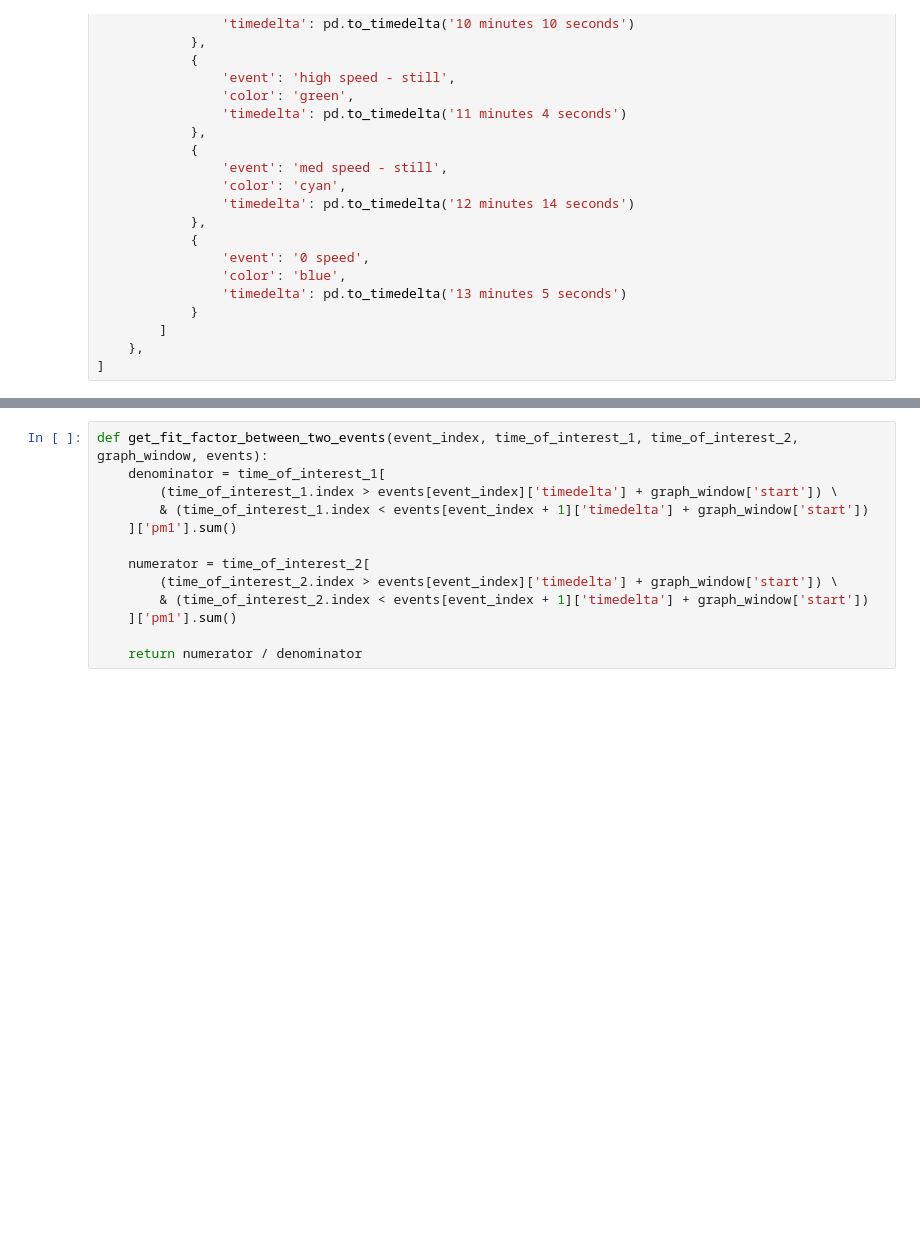
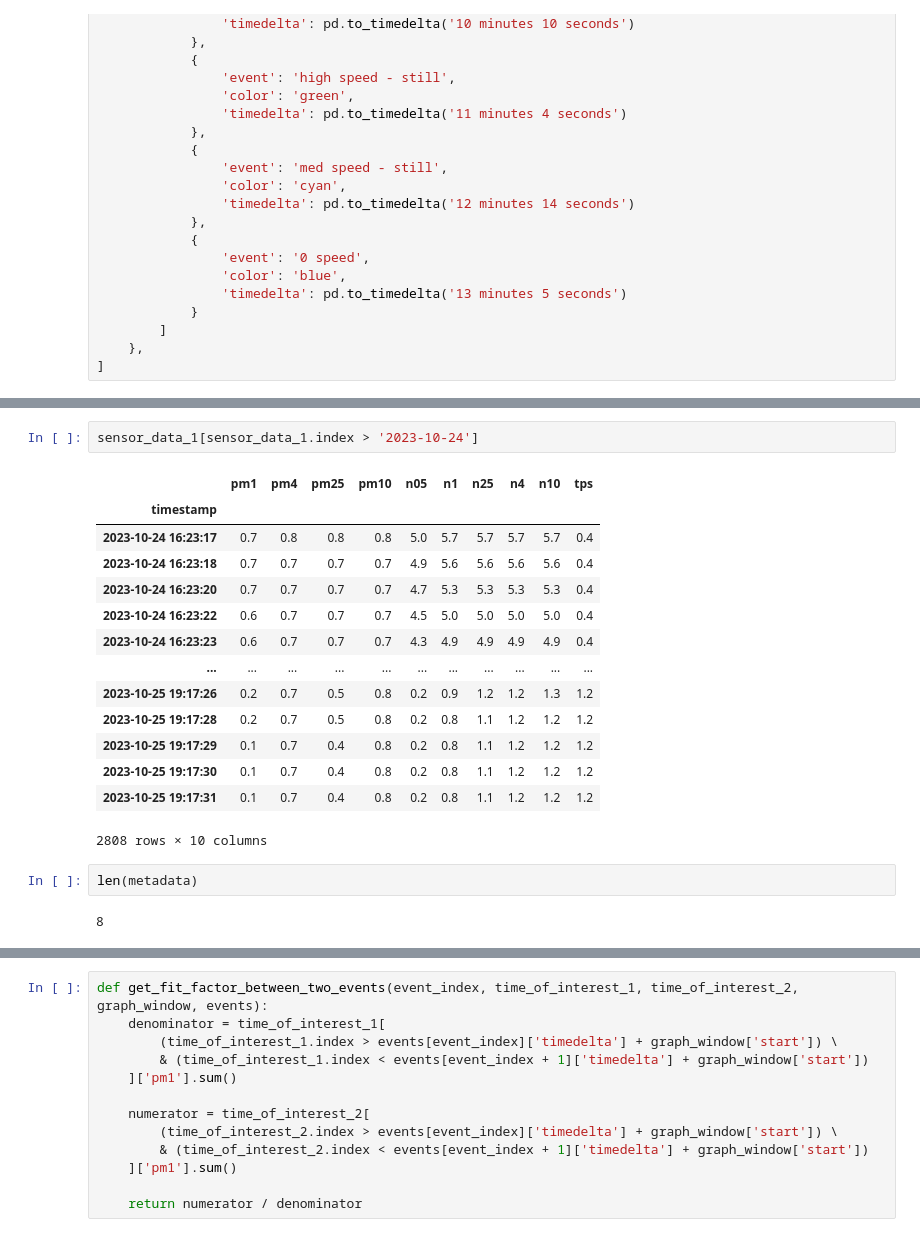
Before and after one commit to Edderic/iaq, a Jupyter notebook: airgo-2-sensors.ipynb, the cells around one changed output, grey strips where cells are left out. Saved outputs shown, nothing was run; the diff lists cells and outputs as text; blank space fills up the shorter version.

```diff
--- a/airgo-2-sensors.ipynb
+++ b/airgo-2-sensors.ipynb
@@ -483,0 +516,21 @@ sensor_data_1['pm1'].plot()
+# %%
+sensor_data_1[sensor_data_1.index > '2023-10-24']
+# %% [output]
+|  | pm1 | pm4 | pm25 | pm10 | n05 | n1 | n25 | n4 | n10 | tps |
+| timestamp |  |  |  |  |  |  |  |  |  |  |
+| 2023-10-24 16:23:17 | 0.7 | 0.8 | 0.8 | 0.8 | 5.0 | 5.7 | 5.7 | 5.7 | 5.7 | 0.4 |
+| 2023-10-24 16:23:18 | 0.7 | 0.7 | 0.7 | 0.7 | 4.9 | 5.6 | 5.6 | 5.6 | 5.6 | 0.4 |
+| 2023-10-24 16:23:20 | 0.7 | 0.7 | 0.7 | 0.7 | 4.7 | 5.3 | 5.3 | 5.3 | 5.3 | 0.4 |
+| 2023-10-24 16:23:22 | 0.6 | 0.7 | 0.7 | 0.7 | 4.5 | 5.0 | 5.0 | 5.0 | 5.0 | 0.4 |
+| 2023-10-24 16:23:23 | 0.6 | 0.7 | 0.7 | 0.7 | 4.3 | 4.9 | 4.9 | 4.9 | 4.9 | 0.4 |
+| ... | ... | ... | ... | ... | ... | ... | ... | ... | ... | ... |
+| 2023-10-25 19:17:26 | 0.2 | 0.7 | 0.5 | 0.8 | 0.2 | 0.9 | 1.2 | 1.2 | 1.3 | 1.2 |
+| 2023-10-25 19:17:28 | 0.2 | 0.7 | 0.5 | 0.8 | 0.2 | 0.8 | 1.1 | 1.2 | 1.2 | 1.2 |
+| 2023-10-25 19:17:29 | 0.1 | 0.7 | 0.4 | 0.8 | 0.2 | 0.8 | 1.1 | 1.2 | 1.2 | 1.2 |
+| 2023-10-25 19:17:30 | 0.1 | 0.7 | 0.4 | 0.8 | 0.2 | 0.8 | 1.1 | 1.2 | 1.2 | 1.2 |
+| 2023-10-25 19:17:31 | 0.1 | 0.7 | 0.4 | 0.8 | 0.2 | 0.8 | 1.1 | 1.2 | 1.2 | 1.2 |
+2808 rows × 10 columns
+# %%
+len(metadata)
+# %% [output]
+8
```
Also changed, not shown: parts of 29 cells of this notebook.
